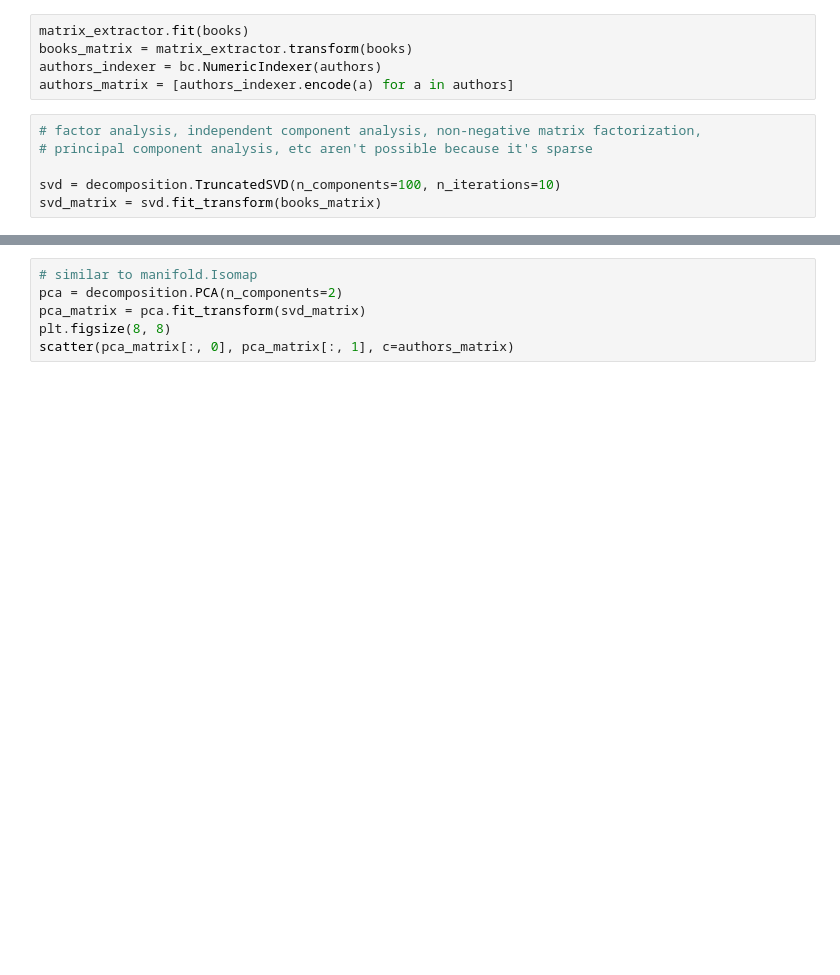
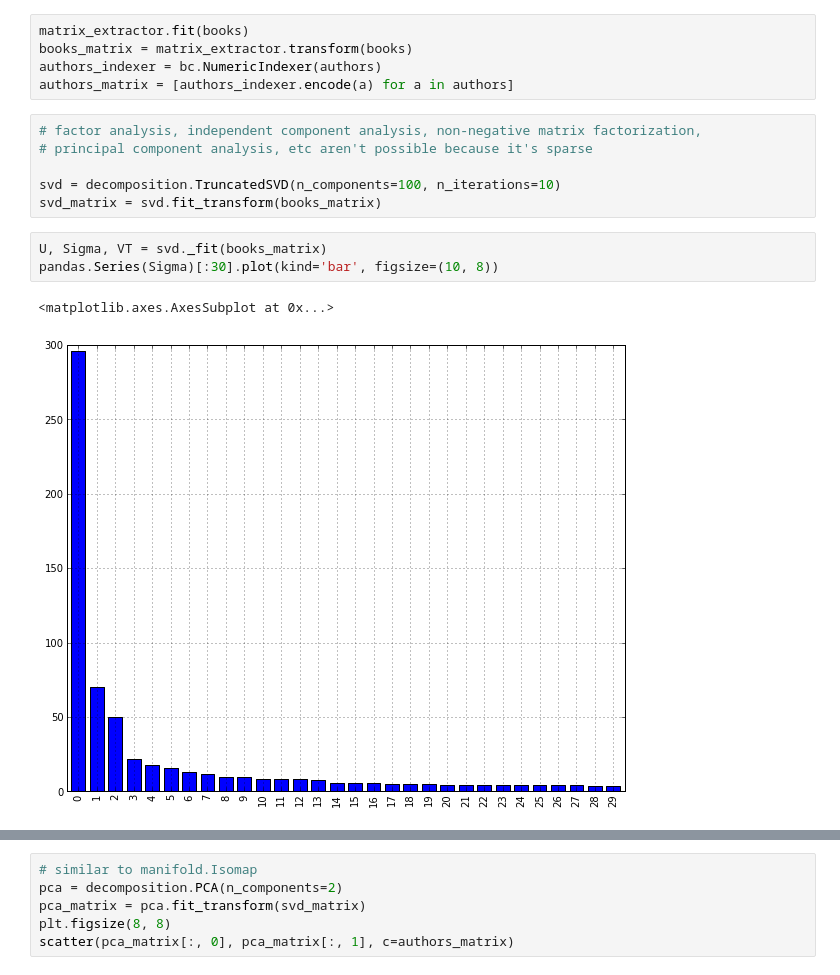
Before and after one commit to alepulver/tp-final-incc, a Jupyter notebook: notebooks/Test classification methods with CV.ipynb, the cells around one changed output, grey strips where cells are left out. Cells and saved outputs as stored; diff of their text form; blank space fills up the shorter version.

```diff
--- a/notebooks/Test classification methods with CV.ipynb
+++ b/notebooks/Test classification methods with CV.ipynb
@@ -58,3 +58,9 @@ authors_matrix = [authors_indexer.encode(a) for a in authors]
 
 svd = decomposition.TruncatedSVD(n_components=100, n_iterations=10)
 svd_matrix = svd.fit_transform(books_matrix)
+# %%
+U, Sigma, VT = svd._fit(books_matrix)
+pandas.Series(Sigma)[:30].plot(kind='bar', figsize=(10, 8))
+# %% [output]
+<matplotlib.axes.AxesSubplot at 0x...>
+[figure, added]
```
Also changed, not shown: parts of 2 cells of this notebook, 14 other files.
